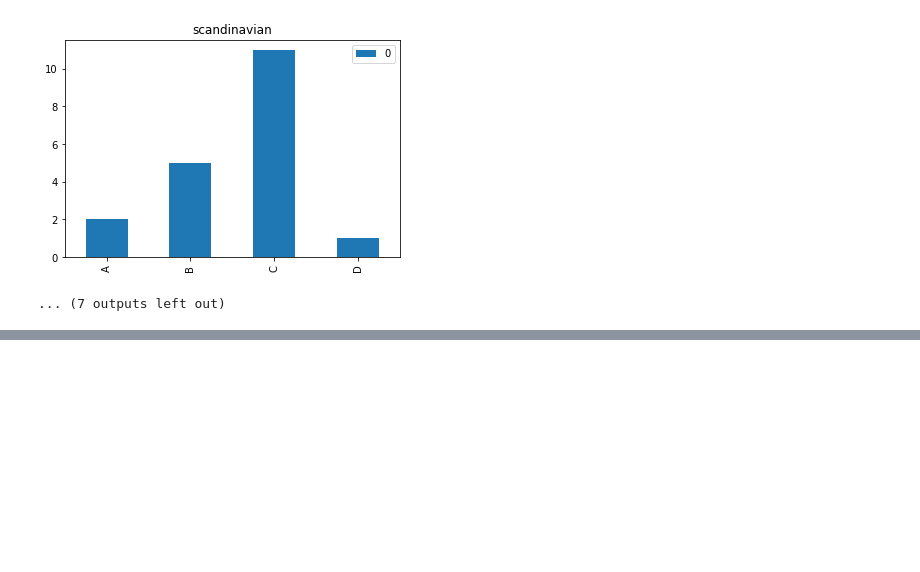
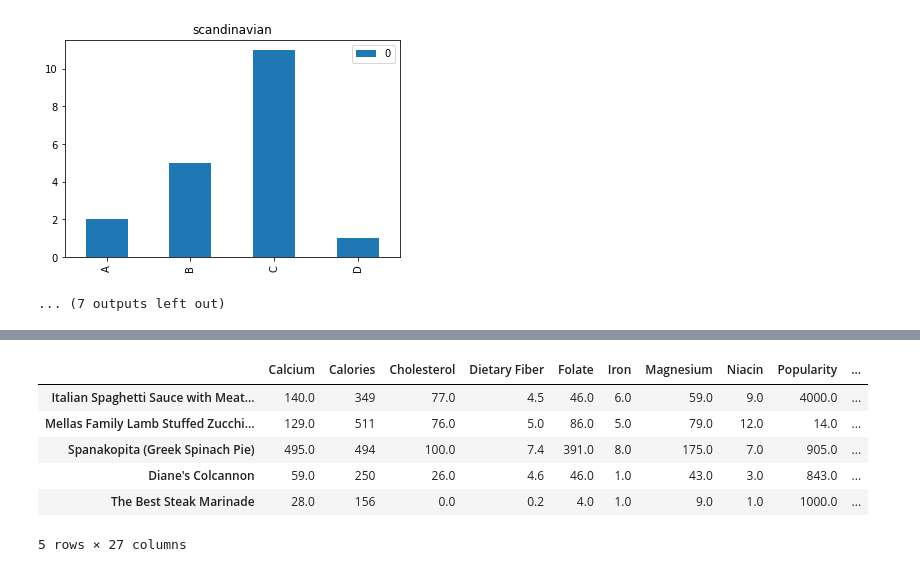
Before and after one commit to ada-food-recipes/food-recipes, a Jupyter notebook: Nutriscore Calculations.ipynb, the cells around one changed output, grey strips where cells are left out. Drawn from its saved outputs; the diff is of its cells as text; code cells hidden in the pictures; blank space fills up the shorter version.

```diff
--- a/Nutriscore Calculations.ipynb
+++ b/Nutriscore Calculations.ipynb
@@ -206,0 +373,10 @@ for region in regions:
+# %%
+Full.iloc[labels == 1]
+# %% [output]
+|  | Calcium | Calories | Cholesterol | Dietary Fiber | Folate | Iron | Magnesium | Niacin | Popularity | ... |
+| Italian Spaghetti Sauce with Meat... | 140.0 | 349 | 77.0 | 4.5 | 46.0 | 6.0 | 59.0 | 9.0 | 4000.0 | ... |
+| Mellas Family Lamb Stuffed Zucchi... | 129.0 | 511 | 76.0 | 5.0 | 86.0 | 5.0 | 79.0 | 12.0 | 14.0 | ... |
+| Spanakopita (Greek Spinach Pie) | 495.0 | 494 | 100.0 | 7.4 | 391.0 | 8.0 | 175.0 | 7.0 | 905.0 | ... |
+| Diane's Colcannon | 59.0 | 250 | 26.0 | 4.6 | 46.0 | 1.0 | 43.0 | 3.0 | 843.0 | ... |
+| The Best Steak Marinade | 28.0 | 156 | 0.0 | 0.2 | 4.0 | 1.0 | 9.0 | 1.0 | 1000.0 | ... |
+5 rows × 27 columns
```
Also changed, not shown: parts of 20 cells of this notebook, 1 other file.
